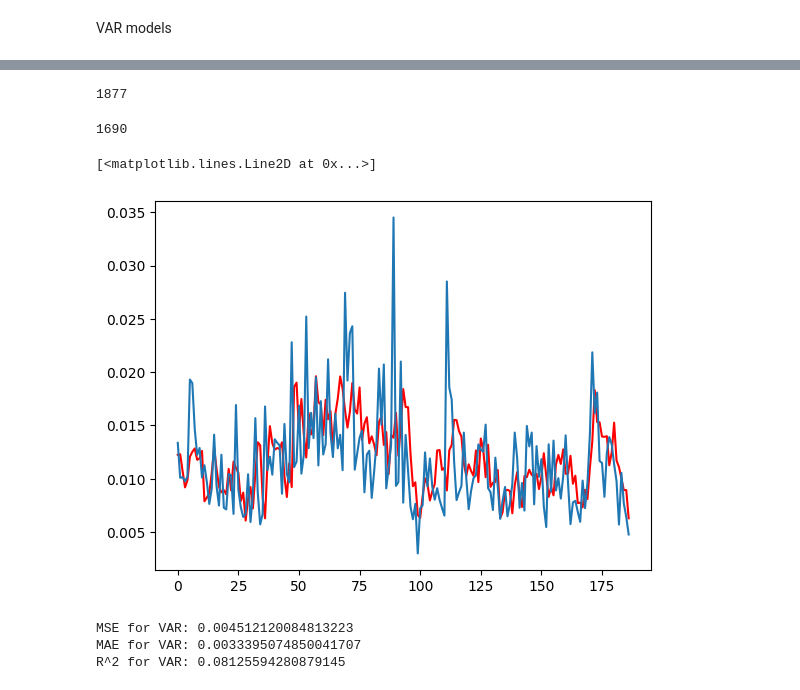
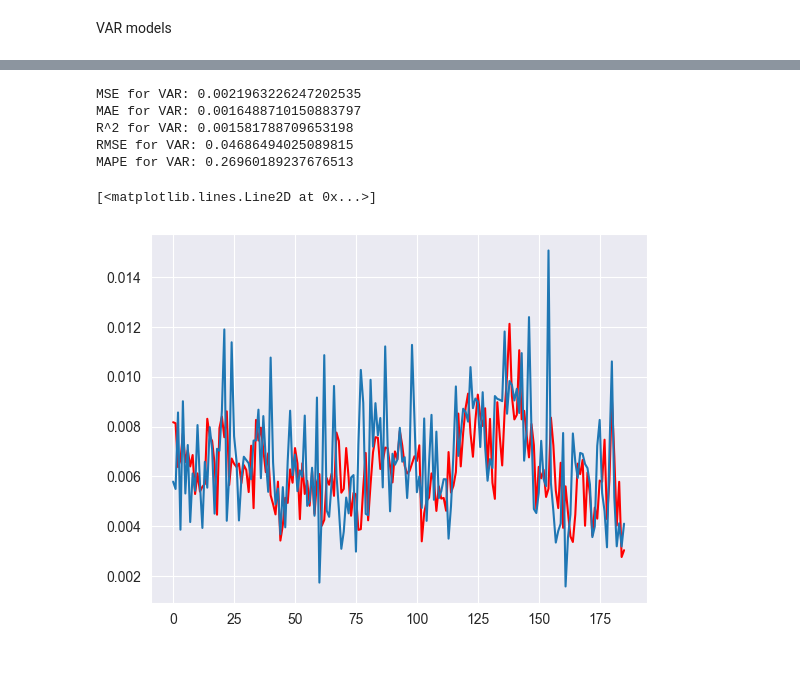
Before and after one commit to hosseinabadi/Realized-Volatility-Prediction, a Jupyter notebook: GARCH_VAR.ipynb, the cells around one changed output, grey strips where cells are left out. Cells and saved outputs as stored; diff of their text form; code cells hidden in the pictures.

Commit message:
Models and Data Visualization updated

```diff
--- a/GARCH_VAR.ipynb
+++ b/GARCH_VAR.ipynb
@@ -620,0 +625,8 @@ Stationarity Test
+# %%
+'''
+Read the data and split it into training and validation sets
+'''
+data = pd.read_csv('data/raw_data_stationary_abs_return.csv', index_col = 0, parse_dates = True)
+
+train_data = data.iloc[:-int(len(data) * 1/10)]
+valid_data = data.iloc[-int(len(data) * 1/10):]
@@ -685,2 +701,0 @@ Y = Volume, X = rv5, P Values = [0.0, 0.0, 0.0, 0.0, 3e-10, 1e-09, 4.5e-09, 7.6e
-# %%
-data.drop(['return'], axis = 1, inplace = True)
@@ -778,3 +736,5 @@ VAR Order Selection (* highlights the minimums)
 # %%
-model = VAR(train_data)
-results = model.fit(10)
+model = VAR(train_data_scaled)
+results = model.fit(9)
+lags = results.k_ar
+results.summary()
@@ -808,9 +759 @@ from tqdm import tqdm
-# %%
-len(daily_data)
-# %% [output]
-1877
-# %%
-len(data)
-# %% [output]
-1690
 # %%
@@ -847,20 +787,26 @@ for i in tqdm(range(window_size, len(data))):
 
 # Convert the predictions list to a numpy array
 forecast = np.array(scaler.inverse_transform(predictions))
+# %%
+mse = mean_squared_error(data['Realized Volatility'].iloc[window_size:], forecast[:,0]) ** 0.5
+rmse = mse ** 0.5
+mae = np.mean(np.abs(data['Realized Volatility'].iloc[window_size:] - forecast[:,0]))
+r_2 = r2_score(data['Realized Volatility'].iloc[window_size:], forecast[:,0])
+mape = mean_absolute_percentage_error(data['Realized Volatility'].iloc[window_size:], forecast[:,0])
+print(f"MSE for VAR: {mse}")
+print(f"MAE for VAR: {mae}")
+print(f"R^2 for VAR: {r_2}")
+print(f"RMSE for VAR: {rmse}")
+print(f"MAPE for VAR: {mape}")
+# %% [output]
+MSE for VAR: 0.0021963226247202535
+MAE for VAR: 0.0016488710150883797
+R^2 for VAR: 0.001581788709653198
+RMSE for VAR: 0.04686494025089815
+MAPE for VAR: 0.26960189237676513
 # %%
 plt.plot(forecast[:,0], color = 'r')
-plt.plot(data['rv5'].iloc[window_size:].values)
+plt.plot(data['Realized Volatility'].iloc[window_size:].values)
 # %% [output]
 [<matplotlib.lines.Line2D at 0x...>]
-[figure, old version]
+[figure, new version]
-# %%
-mse = mean_squared_error(data['rv5'].iloc[window_size:], forecast[:,0]) ** 0.5
-mae = np.mean(np.abs(data['rv5'].iloc[window_size:] - forecast[:,0]))
-r_2 = calculate_r_square(data['rv5'].iloc[window_size:], forecast[:,0])
-print(f"MSE for VAR: {mse}")
-print(f"MAE for VAR: {mae}")
-print(f"R^2 for VAR: {r_2}")
-# %% [output]
-MSE for VAR: 0.004512120084813223
-MAE for VAR: 0.0033395074850041707
-R^2 for VAR: 0.08125594280879145
```
Also changed, not shown: parts of 103 cells of this notebook, 57 other files.
